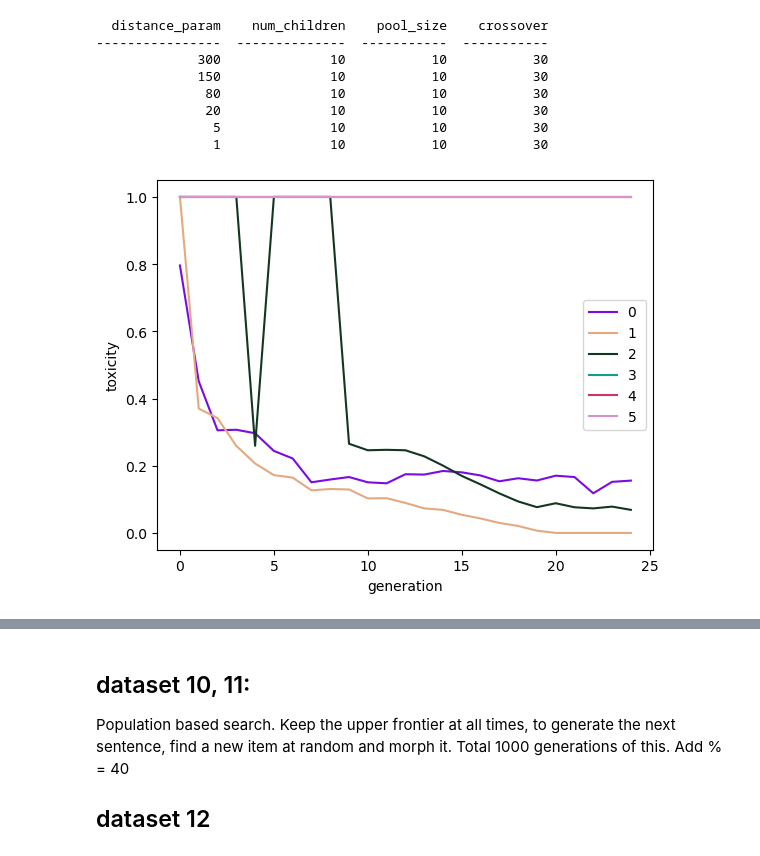
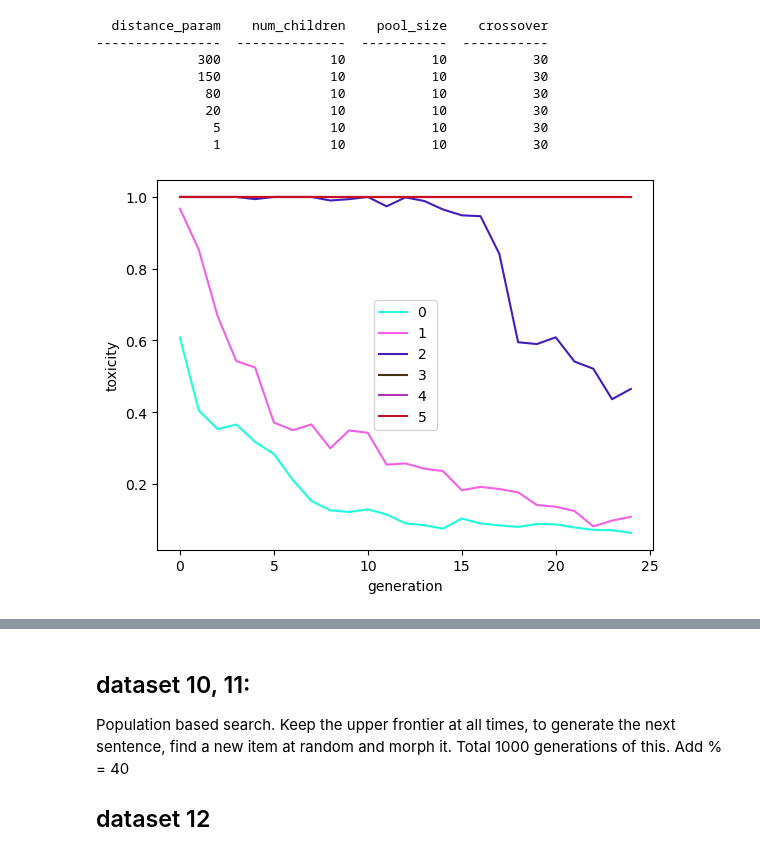
Before and after one commit to rajobasu/FYP, a Jupyter notebook: display/plotterntb.ipynb, the cells around one changed output, grey strips where cells are left out. Drawn from its saved outputs; the diff is of its cells as text; code cells hidden in the pictures.

```diff
--- a/display/plotterntb.ipynb
+++ b/display/plotterntb.ipynb
@@ -15,7 +15,7 @@ class Datapoint:
         self.toxicity = t
         self.similarity = s
         self.generation = g
-        self.sentence = sent
+        self.additional = sent
 
 def get_metadata_from_file(datafilenum):
     metadata_file = f"../data/output{datafilenum}.metadata"
@@ -43,6 +43,6 @@ def get_data_from_file(datafilenum):
 def statistics_per_generation(datapoints):
     by_gen = [list(v) for l, v in itertools.groupby(datapoints, lambda x: x.generation)]
     return (
-        [np.mean(sorted([x.toxicity for x in data])[0:10]) for data in by_gen],
+        [np.mean(sorted([float(x.additional) for x in data])[0:10]) for data in by_gen],
         [np.min([x.similarity for x in data][0:10]) for data in by_gen]
     )
@@ -62,33 +75,38 @@ def print_metadata(dataset):
 
 def show_generational_statistic_plot(datafilenums: list[int]):
     fig, ax = plt.subplots()
     plt.xlabel("generation")
     plt.ylabel("toxicity")
 
     data_list = [statistics_per_generation(get_data_from_file(id)) for id in datafilenums]
     metadata_list = [get_metadata_from_file(id) for id in datafilenums]
 
     for index, data in enumerate(data_list):
         x_data = [i for i in range(len(data[0]))]
-        y_data = [x * int(metadata_list[index]['distance_param']) / 300  if x != 1 else 1 for x in data[0]]
+        y_data = [x if x != 1 else 1 for x in data[0]]
 
 
         ax.plot(x_data, y_data, color=rand_color(), label=f"{index} ")
 
     ax.legend()
 
     print_metadata(metadata_list)
     plt.show()
 
 
-show_generational_statistic_plot([28, 29, 30, 31, 32, 33])
+show_generational_statistic_plot([40, 41, 42, 43, 44, 45])
+# make_regression_tox_dist(40)
+# make_regression_tox_dist(41)
+# make_regression_tox_dist(42)
+# make_regression_tox_dist(43)
+# make_regression_tox_dist(44)
 # %% [output]
   distance_param    num_children    pool_size    crossover
 ----------------  --------------  -----------  -----------
              300              10           10           30
              150              10           10           30
               80              10           10           30
               20              10           10           30
                5              10           10           30
                1              10           10           30
-[figure, old version]
+[figure, new version]
```
Also changed, not shown: parts of 2 cells of this notebook, 13 other files.
